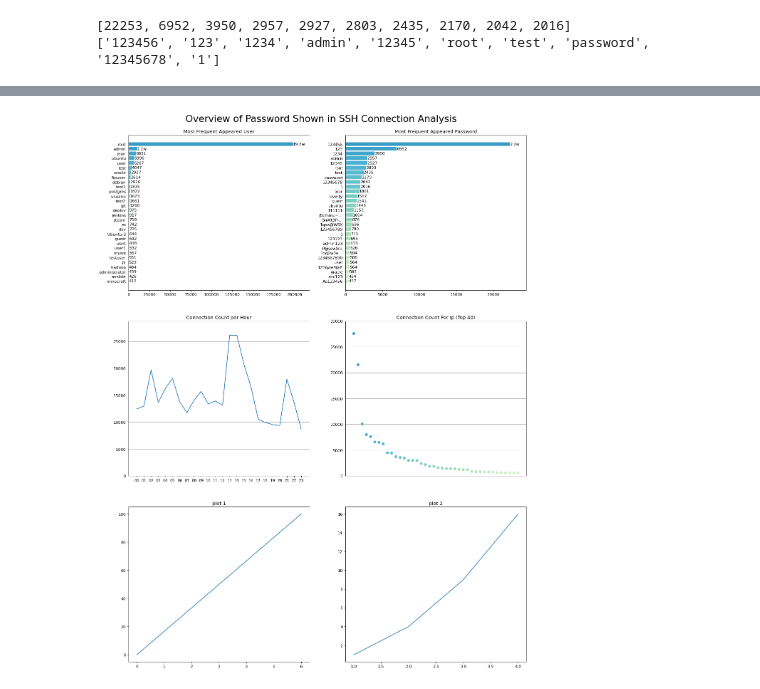
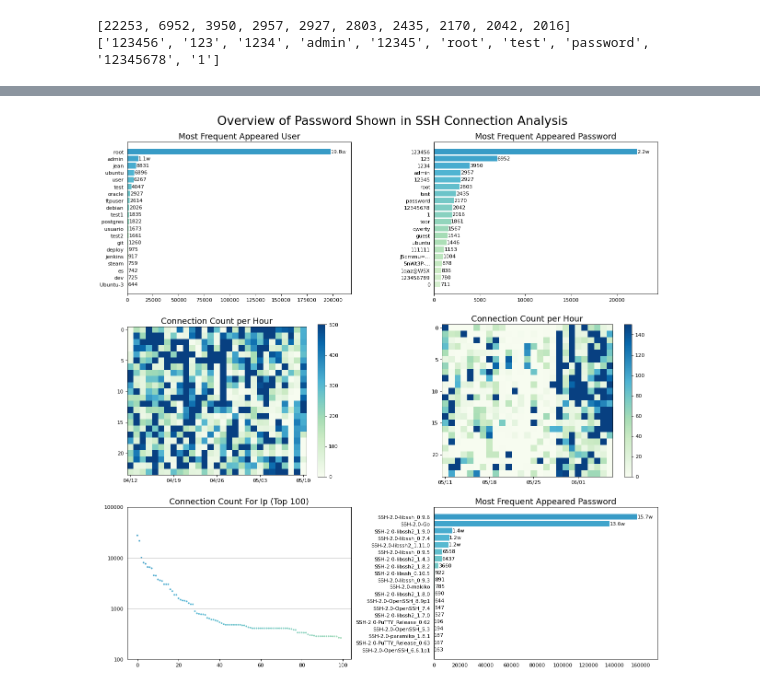
Before and after one commit to ChengShusss/brute-record-analysis, a Jupyter notebook: process/ch1_overview.ipynb, the cells around one changed output, grey strips where cells are left out. Drawn from its saved outputs; the diff is of its cells as text; code cells hidden in the pictures.

Commit message:
feat: modify day-hour count into 2 piece

```diff
--- a/process/ch1_overview.ipynb
+++ b/process/ch1_overview.ipynb
@@ -306,7 +306,7 @@ def plot_password_count():
     for i in range(len(y)):
         plt.text(x[i], y[i], format_num(x[i]), ha='left', va='center')
 
-    plt.title("Most Frequent Appeared Password")
+    plt.title("Most Frequent Appeared Password", fontsize=16)
     plt.xlim(0, x[-1] * 1.1)
     plt.tick_params(bottom=True, top=False, left=False, right=False)
 
@@ -348,25 +407,28 @@ plt.show()
 # %%
 ## this is implement for plot user count rank
 import matplotlib.pyplot as plt
+import math
 
 
 def plot_ip_count():
 
-    DATA_COUNT = 40
+    DATA_COUNT = 100
     data, _ = load_data("dataset/extracted/ip-count.log")
 
-    y = data[:DATA_COUNT]
+    y = [math.log(i, 10) for i in data[:DATA_COUNT]]
     x = [i for i in range(DATA_COUNT)]
 
     cmap = plt.get_cmap('GnBu')
-    colors = cmap(np.linspace(0.7, 0.2, DATA_COUNT))
-    plt.scatter(x, y, color=colors)
+    colors = cmap(np.linspace(0.7, 0.4, DATA_COUNT))
+    plt.scatter(x, y, color=colors, s=5)
 
-    plt.title("Connection Count For Ip (Top 40)")
-    plt.ylim(0, 30000)
+    plt.title("Connection Count For Ip (Top 100)", fontsize=16)
+    plt.ylim(2, 5)
     plt.tick_params(bottom=True, top=False, left=False, right=False)
     plt.grid(True, axis='y')
-    plt.xticks([])
+    yticks = [2.0, 3.0, 4.0, 5.0]
+    plt.yticks(yticks, tuple([int(10 ** i) for i in yticks]))
+    # plt.xticks([])
 
 plot_ip_count()
 plt.show()
@@ -375,45 +466,43 @@ plt.show()
 # %%
 import matplotlib.pyplot as plt
 import numpy as np
 
-plt.figure(figsize=(18,24),dpi = 80)
+plt.figure(figsize=(18,18),dpi = 80)
 
 #plot 1:
 
 plt.subplot(3, 2, 1)
 plot_user_count()
-
 
 #plot 2:
 plt.subplot(3, 2, 2)
 plot_password_count()
 
 #plot 3:
 plt.subplot(3, 2, 3)
-plot_time_count()
+plot_day_hour_count(0, 29, 0, 500)
 
 #plot 4:
+plt.subplot(3, 2, 4)
+plot_day_hour_count(29,56, 0, 150)
 
-plt.subplot(3, 2, 4)
+#plot 5:
+plt.subplot(3, 2, 5)
 plot_ip_count()
 
-#plot 5:
-xpoints = np.array([0, 6])
-ypoints = np.array([0, 100])
+# #plot 6:
+plt.subplot(3, 2, 6)
+# plt.subplots_adjust(left=0.1, right=0.9, top=0.9, bottom=0.1)
+plot_client_count()
 
-plt.subplot(3, 2, 5)
-plt.plot(xpoints,ypoints)
-plt.title("plot 1")
+plt.subplots_adjust(left=0.1,
+                    bottom=0.1,
+                    right=0.9,
+                    top=0.88,
+                    wspace=0.37,
+                    hspace=0.2)
 
-#plot 6:
-x = np.array([1, 2, 3, 4])
-y = np.array([1, 4, 9, 16])
-
-plt.subplot(3, 2, 6)
-plt.plot(x,y)
-plt.title("plot 2")
-
-plt.suptitle("Overview of Password Shown in SSH Connection Analysis", y=0.91, fontsize=24)
+plt.suptitle("Overview of Password Shown in SSH Connection Analysis", y=0.92, fontsize=24)
 plt.show()
 # %% [output]
-[figure, old version]
+[figure, new version]
```
Also changed, not shown: parts of 7 cells of this notebook.
